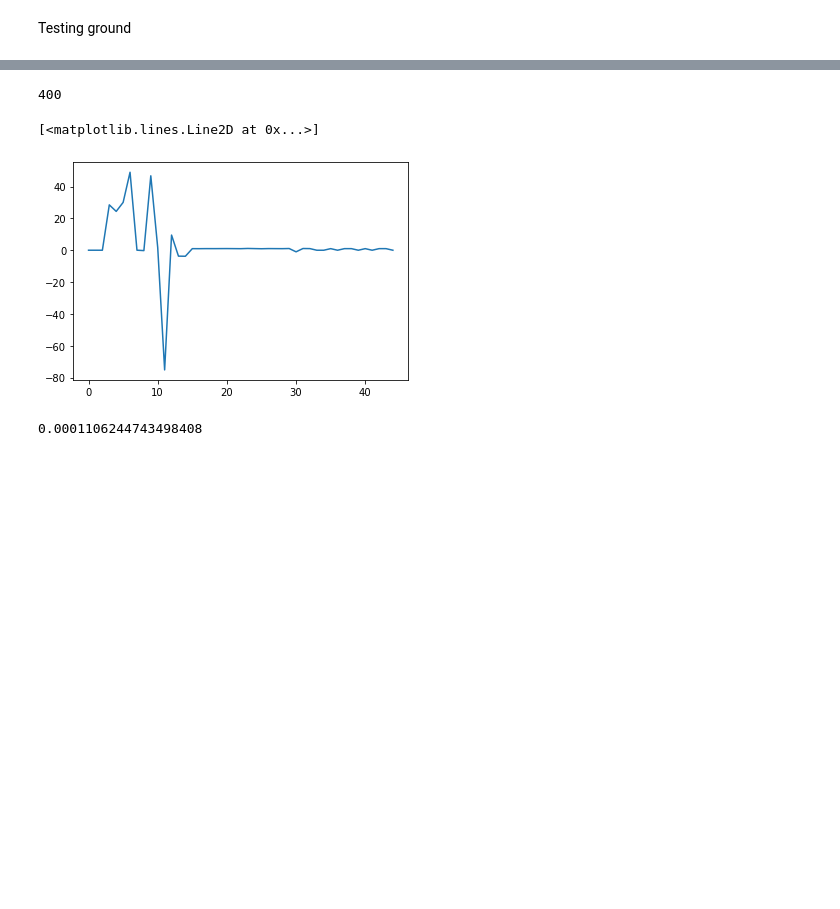
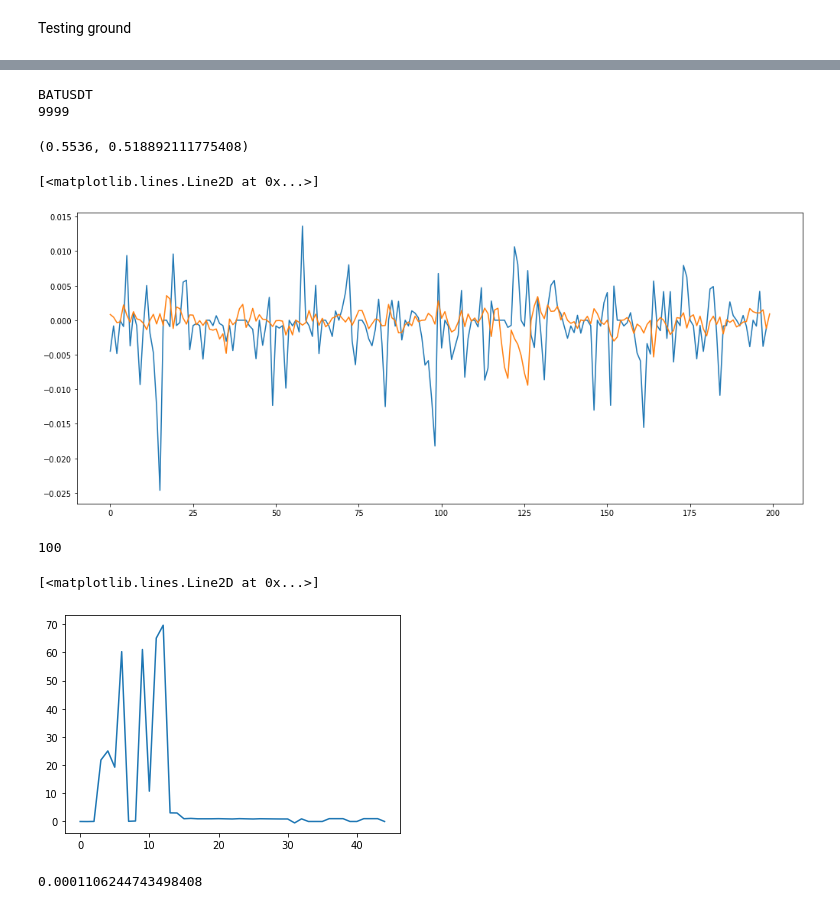
Before and after one commit to GuillaumeDMMarion/crypto-invest, a Jupyter notebook: notebooks/Implementation_rl.ipynb, the cells around one changed output, grey strips where cells are left out. Drawn from its saved outputs; the diff is of its cells as text; code cells hidden in the pictures; blank space fills up the shorter version.

```diff
--- a/notebooks/Implementation_rl.ipynb
+++ b/notebooks/Implementation_rl.ipynb
@@ -247,0 +272,16 @@ env = SingleAssetEnv(klmngr, assets=train_assets, backtest=btst, window=1, )
+# %%
+env.reset()
+print(env.kline.asset)
+steps = []
+for i in range(10000):
+    action = np.random.choice([0, 1, 2])
+    try:
+        steps.append(env.step(action))
+    except IndexError as e:
+        break
+print(i)
+obss_raw = np.vstack([step[0] for step in steps])
+vals_raw = np.array([list(step[-1]['periodic'].values())[0]['value'] for step in steps])
+# %% [output]
+BATUSDT
+9999
@@ -248,12 +291,36 @@ env = SingleAssetEnv(klmngr, assets=train_assets, backtest=btst, window=1, )
+# %%
+obss, vals = obss_raw, vals_raw
+vals = pd.Series(vals).pct_change().shift(-1).values
+# vals = pd.Series(vals).shift(-1).fillna(0).values
+# scaler = StandardScaler()
+# vals = scaler.fit_transform(vals.reshape(-1, 1)).flatten()
+mod = RandomForestRegressor()
+mod.fit(X=obss[:-i//4], y=vals[:-i//4])
+preds = mod.predict(obss)
+# %%
+accuracy_score(vals[-i//4:]>0, preds[-i//4:]>0), roc_auc_score(vals[-i//4:]>0, preds[-i//4:]>0)
+# %% [output]
+(0.5536, 0.518892111775408)
+# %%
+fig, ax = plt.subplots(figsize=(17, 7))
+# plt.plot((vals-preds)[-i//4:])
+# plt.plot(vals[-i//4:])
+# plt.plot(preds[-i//4:])
+plt.plot(vals[-200:])
+plt.plot(preds[-200:])
+# plt.ylim([-0.025, 0.025])
+# %% [output]
+[<matplotlib.lines.Line2D at 0x...>]
+[figure, added]
 # %%
 # obs = env.step(np.random.choice([0, 1, 2]))[0]
 obs = [env.step(_) for _ in np.random.choice([0, 1, 2], size=100)][-1][0]
 print(env.current_step)
 plt.plot(obs)
 # %% [output]
-400
+100
 [<matplotlib.lines.Line2D at 0x...>]
-[figure, old version]
+[figure, new version]
 # %%
 check_env(env)
 # %%
```
Also changed, not shown: parts of 11 cells of this notebook, 2 other files.
